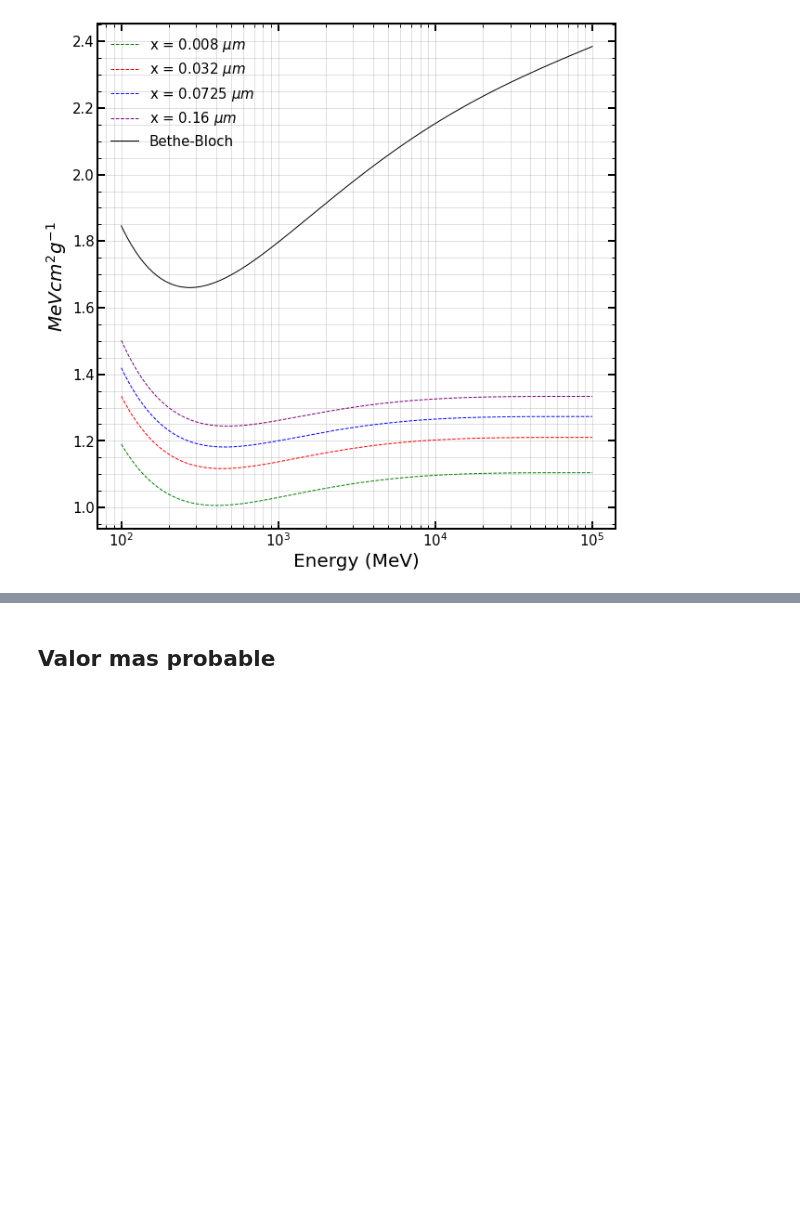
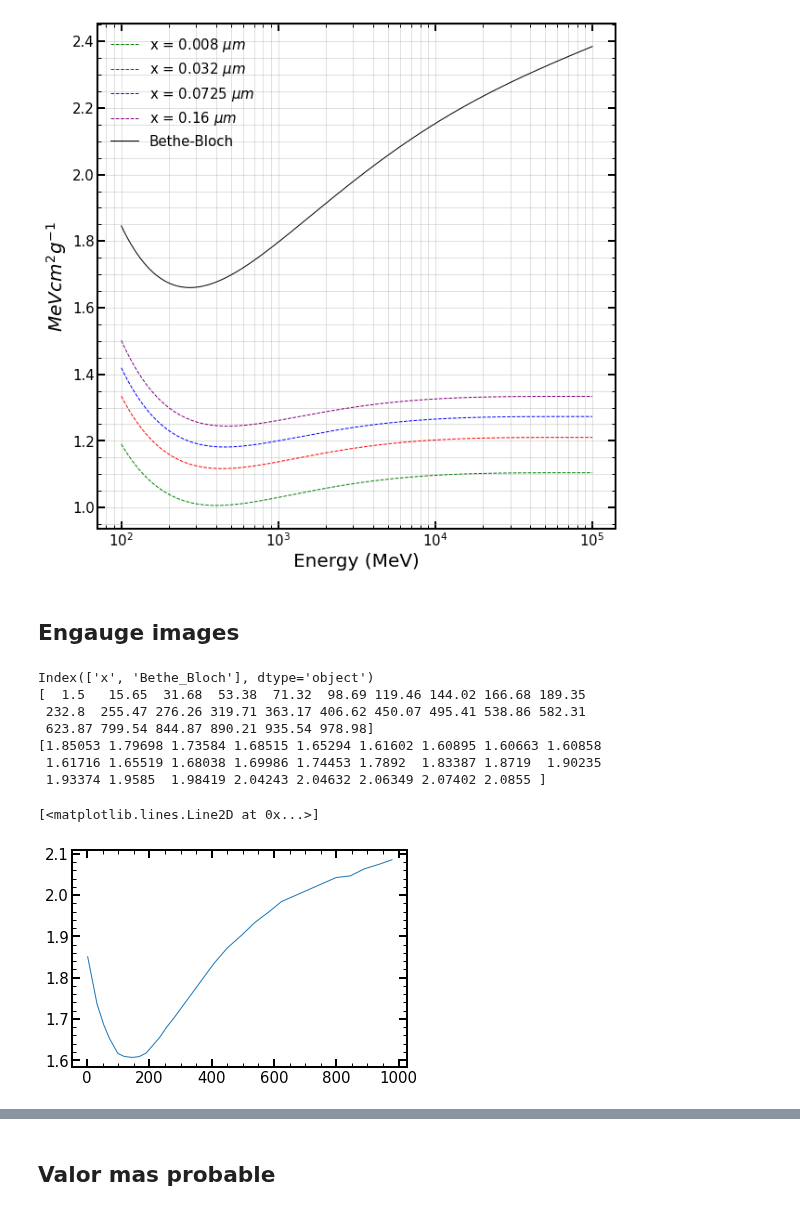
Before and after one commit to mausanram/CodigosICN, a Jupyter notebook: Catalogo_Eventos/Muons_Energy.ipynb, the cells around one changed output, grey strips where cells are left out. Cells and saved outputs as stored; diff of their text form; code cells hidden in the pictures; blank space fills up the shorter version.

```diff
--- a/Catalogo_Eventos/Muons_Energy.ipynb
+++ b/Catalogo_Eventos/Muons_Energy.ipynb
@@ -438,3 +438,24 @@ Min of Delta_P/(dE/dx_min) for x = 0.032 $\mu m$ :  1.116654782249997
 Min of Delta_P/(dE/dx_min) for x = 0.0725 $\mu m$ :  1.1816182556518322
 Min of Delta_P/(dE/dx_min) for x = 0.16 $\mu m$ :  1.2443451276677275
 [figure]
+# %% [markdown]
+## Engauge images
+# %%
+import pandas as pd
+pathBethe = "/home/bruce/Documents/Programas/Simulacion_ab_initio/Bethe_PDG_engauge_GeV.csv"
+bete_engauge = pd.read_csv(pathBethe)
+# %%
+print(bete_engauge.keys())
+print(bete_engauge['x'].values)
+print(bete_engauge['Bethe_Bloch'].values)
+plt.plot(bete_engauge['x'].values, bete_engauge['Bethe_Bloch'].values)
+# %% [output]
+Index(['x', 'Bethe_Bloch'], dtype='object')
+[  1.5   15.65  31.68  53.38  71.32  98.69 119.46 144.02 166.68 189.35
+ 232.8  255.47 276.26 319.71 363.17 406.62 450.07 495.41 538.86 582.31
+ 623.87 799.54 844.87 890.21 935.54 978.98]
+[1.85053 1.79698 1.73584 1.68515 1.65294 1.61602 1.60895 1.60663 1.60858
+ 1.61716 1.65519 1.68038 1.69986 1.74453 1.7892  1.83387 1.8719  1.90235
+ 1.93374 1.9585  1.98419 2.04243 2.04632 2.06349 2.07402 2.0855 ]
+[<matplotlib.lines.Line2D at 0x...>]
+[figure, added]
```
Also changed, not shown: parts of 1 cell of this notebook, 3 other files.
